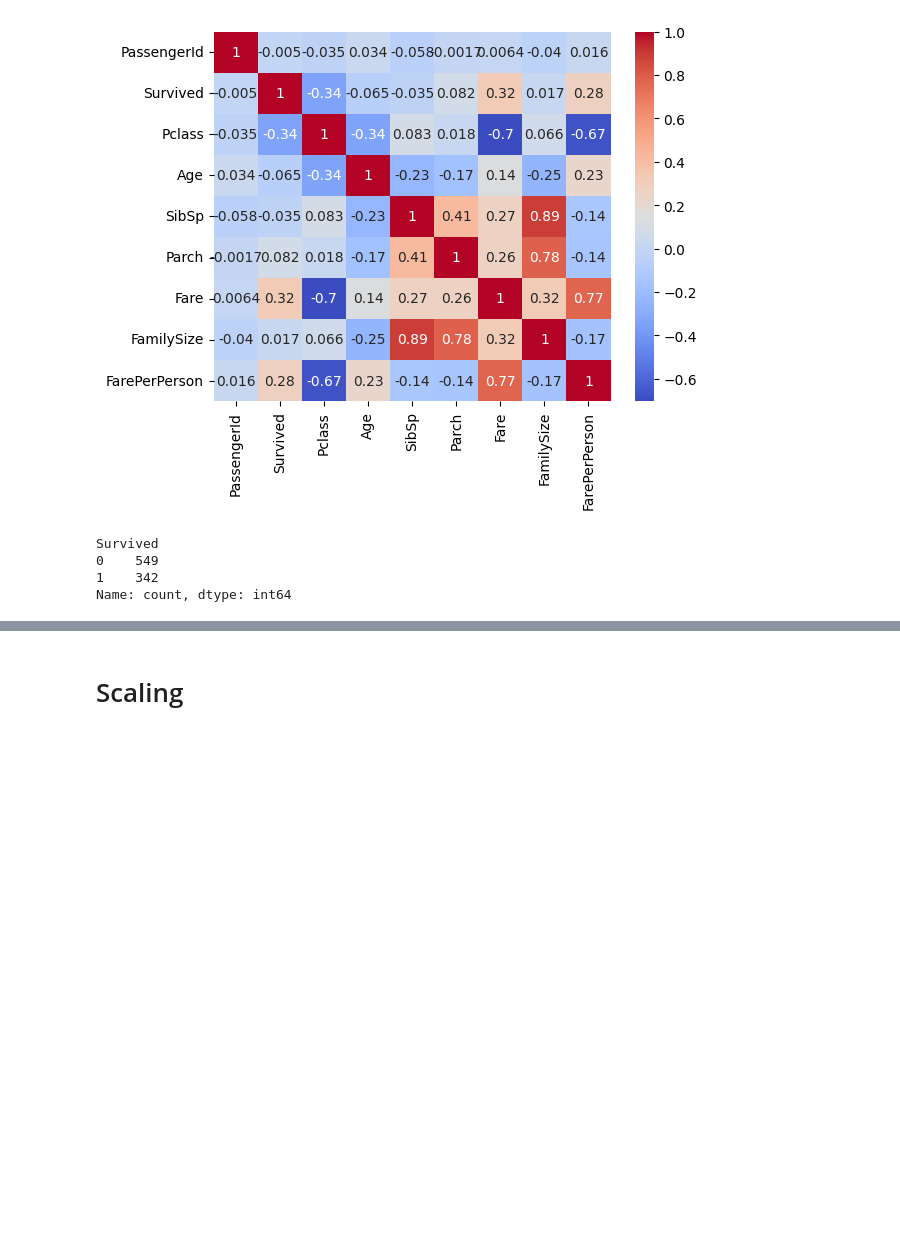
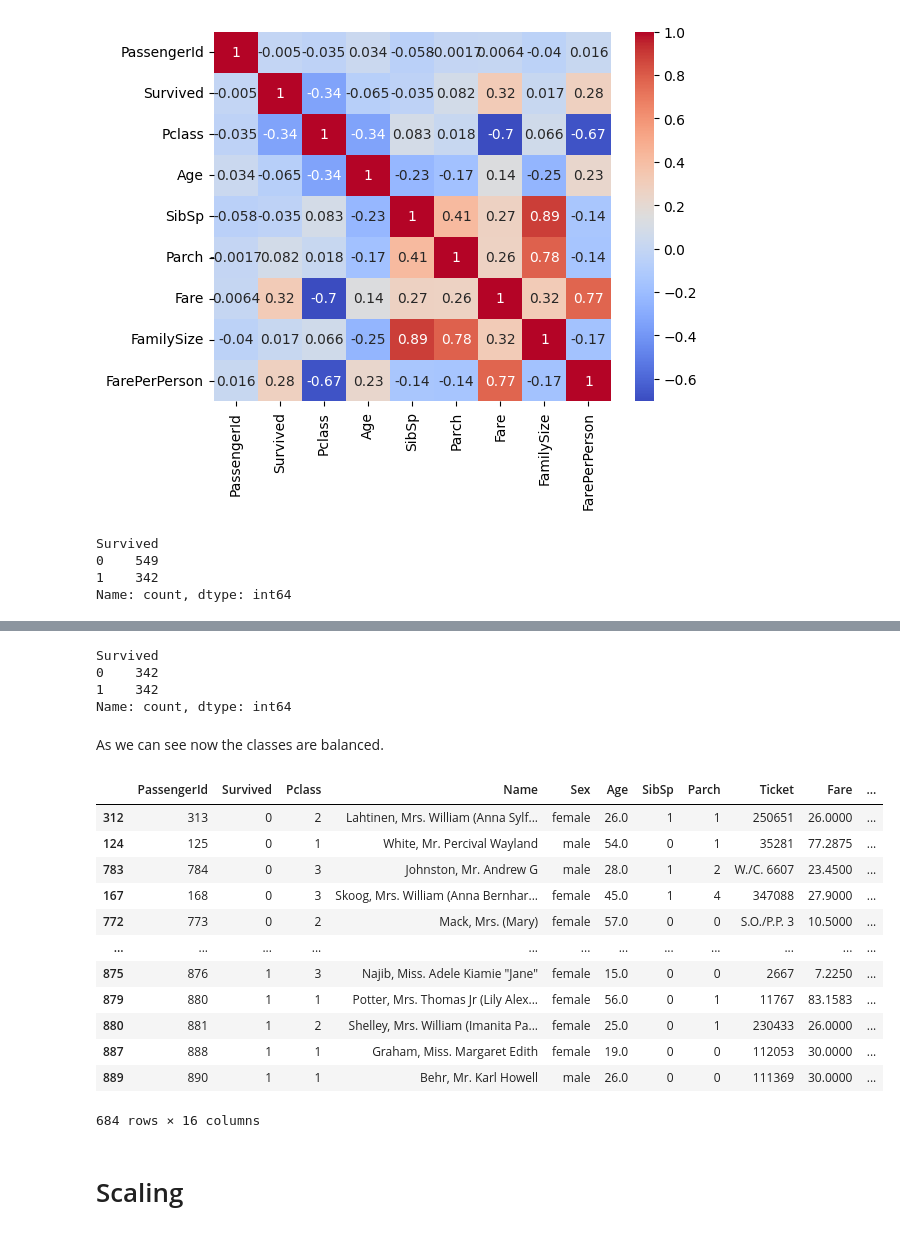
Before and after one commit to mehtasumit1007/TitanicPredictionModelling, a Jupyter notebook: Modelling_Main.ipynb, the cells around one changed output, grey strips where cells are left out. Cells and saved outputs as stored; diff of their text form; code cells hidden in the pictures; blank space fills up the shorter version.

```diff
--- a/Modelling_Main.ipynb
+++ b/Modelling_Main.ipynb
@@ -586,0 +589,3 @@ Since the distribution is quite even for the 'Survived' column, hence there is n
+# %%
+# Determine the count of the minority class
+minority_count = class_count[1]
@@ -587,3 +604,29 @@ Since the distribution is quite even for the 'Survived' column, hence there is n
+# %%
+class_count = df_balanced['Survived'].value_counts()
+print(class_count)
+# %% [output]
+Survived
+0    342
+1    342
+Name: count, dtype: int64
+# %% [markdown]
+As we can see now the classes are balanced.
+# %%
+df_balanced
+# %% [output]
+|  | PassengerId | Survived | Pclass | Name | Sex | Age | SibSp | Parch | Ticket | Fare | ... |
+| 312 | 313 | 0 | 2 | Lahtinen, Mrs. William (Anna Sylf... | female | 26.0 | 1 | 1 | 250651 | 26.0000 | ... |
+| 124 | 125 | 0 | 1 | White, Mr. Percival Wayland | male | 54.0 | 0 | 1 | 35281 | 77.2875 | ... |
+| 783 | 784 | 0 | 3 | Johnston, Mr. Andrew G | male | 28.0 | 1 | 2 | W./C. 6607 | 23.4500 | ... |
+| 167 | 168 | 0 | 3 | Skoog, Mrs. William (Anna Bernhar... | female | 45.0 | 1 | 4 | 347088 | 27.9000 | ... |
+| 772 | 773 | 0 | 2 | Mack, Mrs. (Mary) | female | 57.0 | 0 | 0 | S.O./P.P. 3 | 10.5000 | ... |
+| ... | ... | ... | ... | ... | ... | ... | ... | ... | ... | ... | ... |
+| 875 | 876 | 1 | 3 | Najib, Miss. Adele Kiamie "Jane" | female | 15.0 | 0 | 0 | 2667 | 7.2250 | ... |
+| 879 | 880 | 1 | 1 | Potter, Mrs. Thomas Jr (Lily Alex... | female | 56.0 | 0 | 1 | 11767 | 83.1583 | ... |
+| 880 | 881 | 1 | 2 | Shelley, Mrs. William (Imanita Pa... | female | 25.0 | 0 | 1 | 230433 | 26.0000 | ... |
+| 887 | 888 | 1 | 1 | Graham, Miss. Margaret Edith | female | 19.0 | 0 | 0 | 112053 | 30.0000 | ... |
+| 889 | 890 | 1 | 1 | Behr, Mr. Karl Howell | male | 26.0 | 0 | 0 | 111369 | 30.0000 | ... |
+684 rows × 16 columns
 # %% [markdown]
 # Scaling
 # %% [markdown]
```
Also changed, not shown: parts of 31 cells of this notebook, 1 other file.
